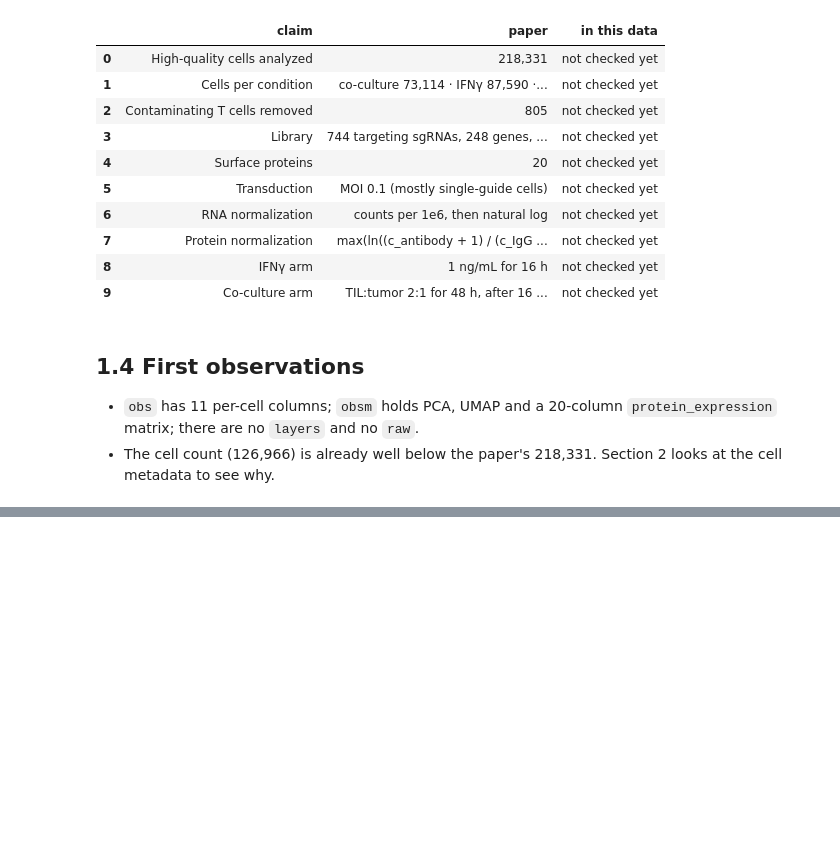
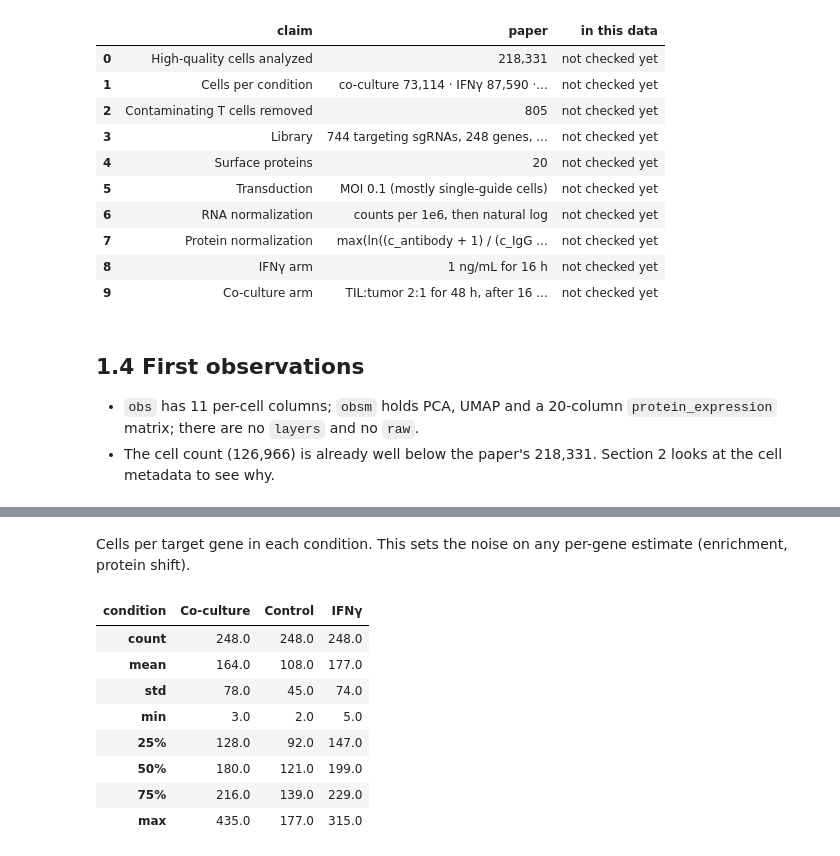
Before and after one commit to Shreyan-A0I/TMEsim, a Jupyter notebook: notebooks/01_data_exploration.ipynb, the cells around one changed output, grey strips where cells are left out. Drawn from its saved outputs; the diff is of its cells as text; code cells hidden in the pictures; blank space fills up the shorter version.

```diff
--- a/notebooks/01_data_exploration.ipynb
+++ b/notebooks/01_data_exploration.ipynb
@@ -93,0 +146,15 @@ claims
+# %% [markdown]
+Cells per target gene in each condition. This sets the noise on any per-gene estimate (enrichment, protein shift).
+# %%
+per_gene = single[~is_ctrl].groupby(["target", "condition"]).size().unstack()
+per_gene.describe().round(0)
+# %% [output]
+| condition | Co-culture | Control | IFNγ |
+| count | 248.0 | 248.0 | 248.0 |
+| mean | 164.0 | 108.0 | 177.0 |
+| std | 78.0 | 45.0 | 74.0 |
+| min | 3.0 | 2.0 | 5.0 |
+| 25% | 128.0 | 92.0 | 147.0 |
+| 50% | 180.0 | 121.0 | 199.0 |
+| 75% | 216.0 | 139.0 | 229.0 |
+| max | 435.0 | 177.0 | 315.0 |
```
Also changed, not shown: parts of 16 cells of this notebook.
